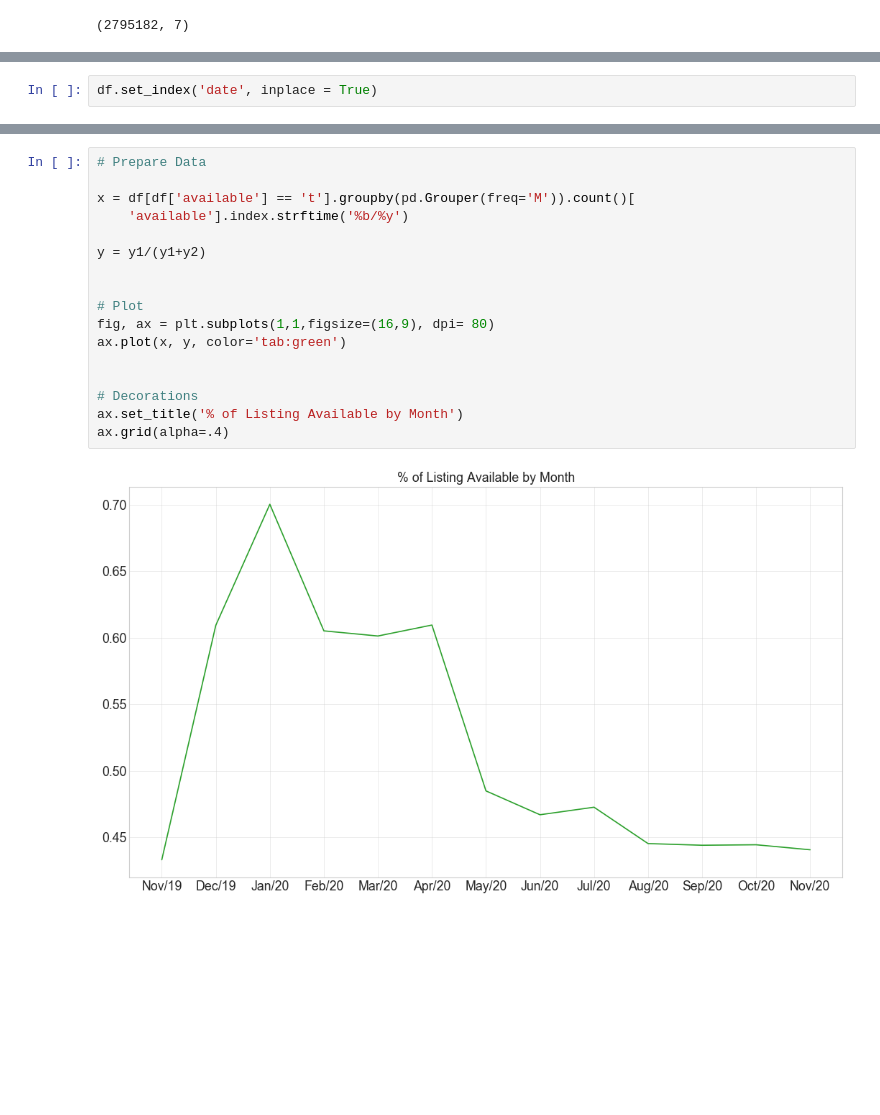
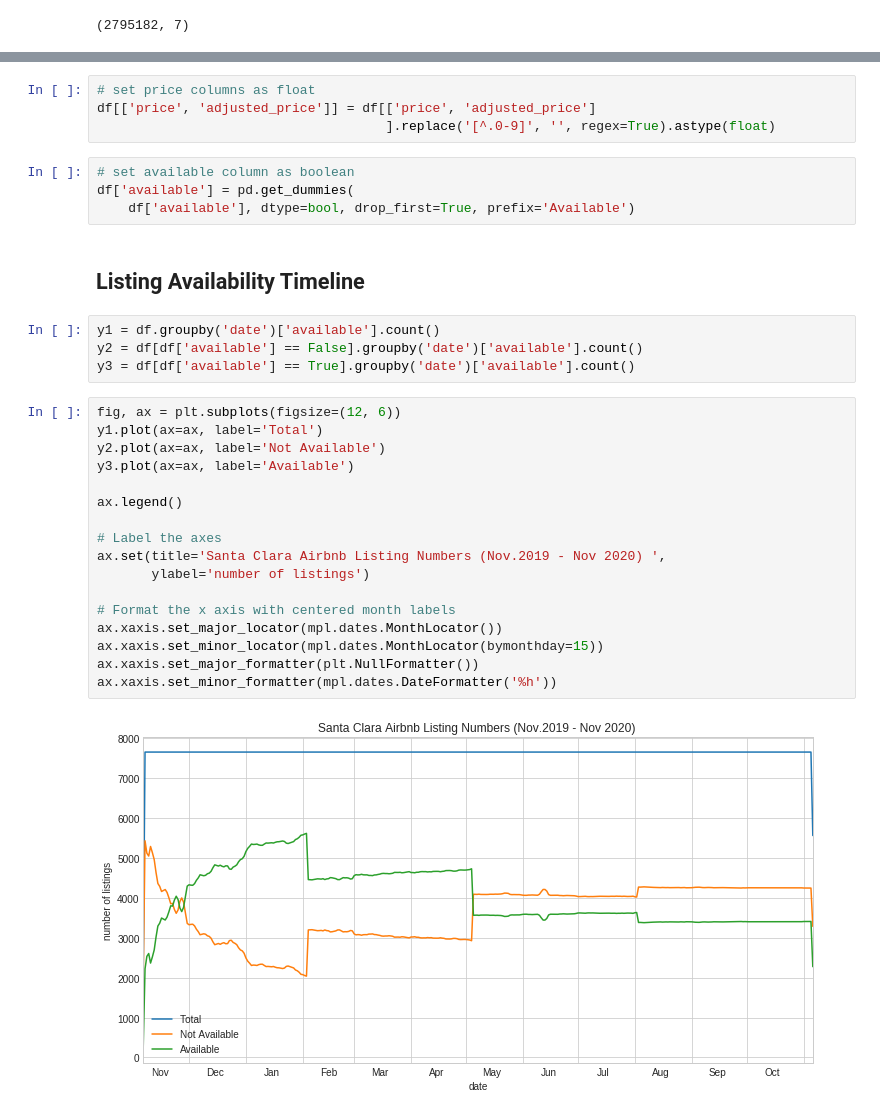
Before and after one commit to caroger/airbnb, a Jupyter notebook: calendar.ipynb, the cells around one changed output, grey strips where cells are left out. Drawn from its saved outputs; the diff is of its cells as text; blank space fills up the shorter version.

Commit message:
finished analyzing/plotting the Santa Clara Calendar data

```diff
--- a/calendar.ipynb
+++ b/calendar.ipynb
@@ -25,3 +60 @@ df.shape
 df['date'] = pd.to_datetime(df['date'])
-# %%
-df.set_index('date', inplace = True)
@@ -89,19 +61,33 @@ plt.show()
-# %%
-# Prepare Data
-
-x = df[df['available'] == 't'].groupby(pd.Grouper(freq='M')).count()[
-    'available'].index.strftime('%b/%y')
-
-y = y1/(y1+y2)
-
-
-# Plot
-fig, ax = plt.subplots(1,1,figsize=(16,9), dpi= 80)
-ax.plot(x, y, color='tab:green')
-
-
-# Decorations
-ax.set_title('% of Listing Available by Month')
-ax.grid(alpha=.4)
-# %% [output]
-[figure, removed]
+# %%
+# set price columns as float
+df[['price', 'adjusted_price']] = df[['price', 'adjusted_price']
+                                     ].replace('[^.0-9]', '', regex=True).astype(float)
+# %%
+# set available column as boolean
+df['available'] = pd.get_dummies(
+    df['available'], dtype=bool, drop_first=True, prefix='Available')
+# %% [markdown]
+## Listing Availability Timeline
+# %%
+y1 = df.groupby('date')['available'].count()
+y2 = df[df['available'] == False].groupby('date')['available'].count()
+y3 = df[df['available'] == True].groupby('date')['available'].count()
+# %%
+fig, ax = plt.subplots(figsize=(12, 6))
+y1.plot(ax=ax, label='Total')
+y2.plot(ax=ax, label='Not Available')
+y3.plot(ax=ax, label='Available')
+
+ax.legend()
+
+# Label the axes
+ax.set(title='Santa Clara Airbnb Listing Numbers (Nov.2019 - Nov 2020) ',
+       ylabel='number of listings')
+
+# Format the x axis with centered month labels
+ax.xaxis.set_major_locator(mpl.dates.MonthLocator())
+ax.xaxis.set_minor_locator(mpl.dates.MonthLocator(bymonthday=15))
+ax.xaxis.set_major_formatter(plt.NullFormatter())
+ax.xaxis.set_minor_formatter(mpl.dates.DateFormatter('%h'))
+# %% [output]
+[figure, added]
```
Also changed, not shown: parts of 26 cells of this notebook, 1 other file.
